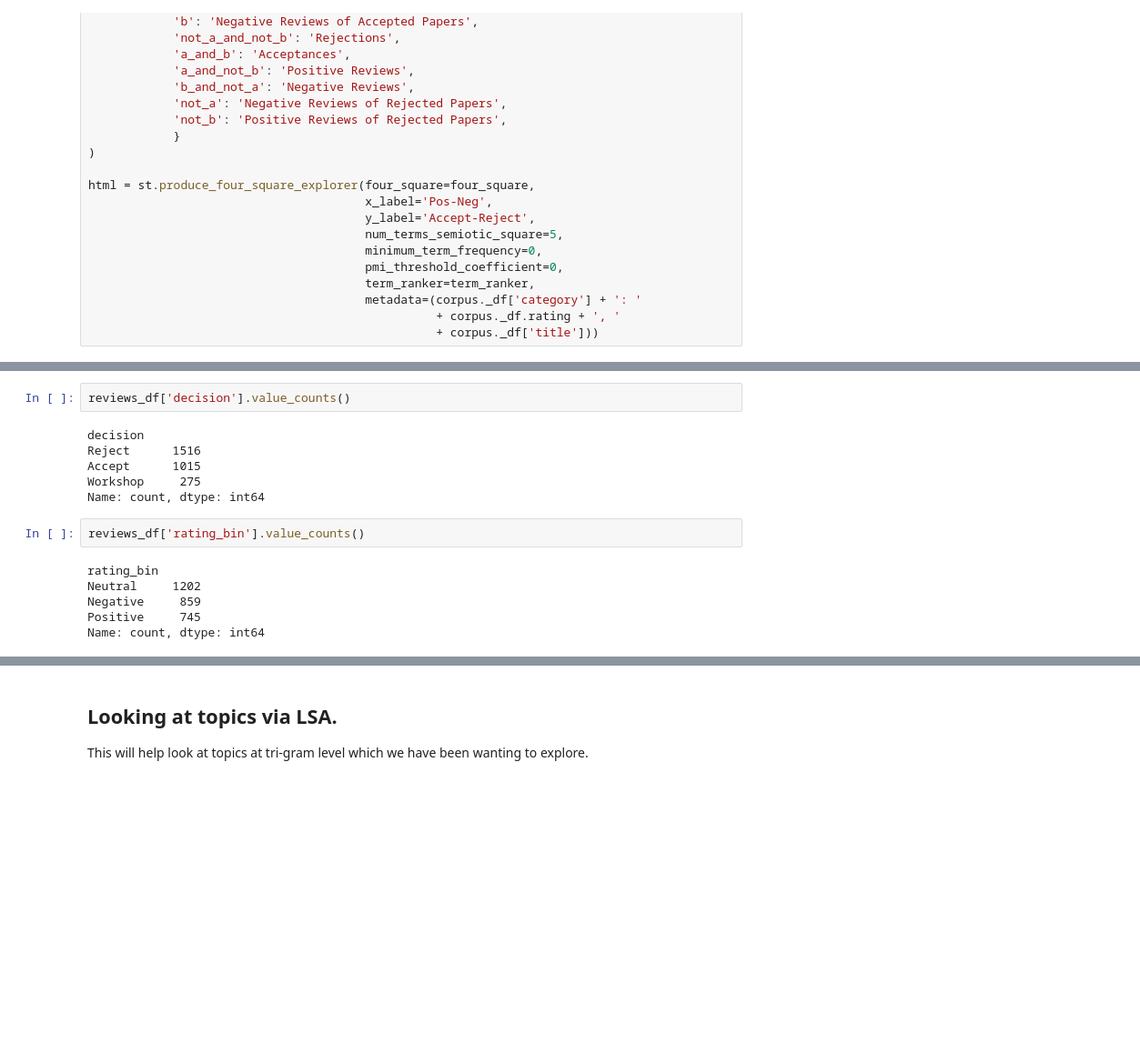
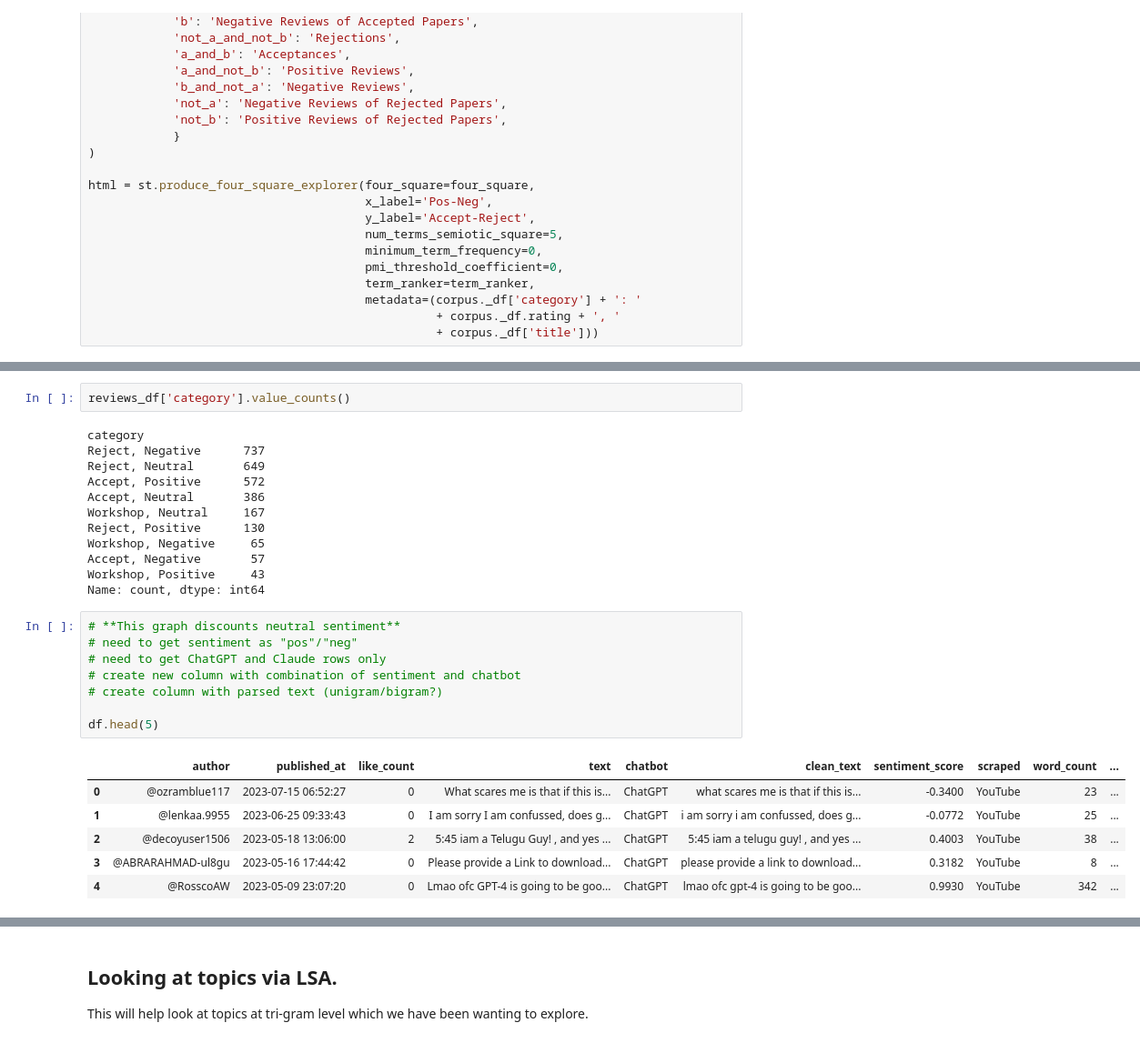
Before and after one commit to mindyng/2023-Business-Projects, a Jupyter notebook: sentiment-analysis-on-llm-chatbots.ipynb, the cells around one changed output, grey strips where cells are left out. Shown at 91% size. Cells and saved outputs as stored; diff of their text form; blank space fills up the shorter version.

Commit message:
Kaggle Notebook | Sentiment Analysis on LLM Chatbots | Version 35

```diff
--- a/sentiment-analysis-on-llm-chatbots.ipynb
+++ b/sentiment-analysis-on-llm-chatbots.ipynb
@@ -1902,18 +1831,31 @@ reviews_df.head(2)
 | 0 | Improving Discriminator-Generator... | ['Simen Selseng and Björn Gambäck'] | Reject | SyBPtQfAZ | 4: The reviewer is confident but ... | 3: Clear rejection | The paper proposes a variety of m... | Reject | Negative | Reject, Negative | ... |
 | 1 | Improving Discriminator-Generator... | ['Simen Selseng and Björn Gambäck'] | Reject | SyBPtQfAZ | 4: The reviewer is confident but ... | 3: Clear rejection | [Overview]\n\nThis paper proposed... | Reject | Negative | Reject, Negative | ... |
 # %%
-reviews_df['decision'].value_counts()
+reviews_df['category'].value_counts()
 # %% [output]
-decision
-Reject      1516
-Accept      1015
-Workshop     275
+category
+Reject, Negative      737
+Reject, Neutral       649
+Accept, Positive      572
+Accept, Neutral       386
+Workshop, Neutral     167
+Reject, Positive      130
+Workshop, Negative     65
+Accept, Negative       57
+Workshop, Positive     43
 Name: count, dtype: int64
-# %%
-reviews_df['rating_bin'].value_counts()
-# %% [output]
-rating_bin
-Neutral     1202
-Negative     859
-Positive     745
-Name: count, dtype: int64
+# %%
+# **This graph discounts neutral sentiment**
+# need to get sentiment as "pos"/"neg"
+# need to get ChatGPT and Claude rows only
+# create new column with combination of sentiment and chatbot
+# create column with parsed text (unigram/bigram?)
+
+df.head(5)
+# %% [output]
+|  | author | published_at | like_count | text | chatbot | clean_text | sentiment_score | scraped | word_count | ... |
+| 0 | @ozramblue117 | 2023-07-15 06:52:27 | 0 | What scares me is that if this is... | ChatGPT | what scares me is that if this is... | -0.3400 | YouTube | 23 | ... |
+| 1 | @lenkaa.9955 | 2023-06-25 09:33:43 | 0 | I am sorry I am confussed, does g... | ChatGPT | i am sorry i am confussed, does g... | -0.0772 | YouTube | 25 | ... |
+| 2 | @decoyuser1506 | 2023-05-18 13:06:00 | 2 | 5:45 iam a Telugu Guy! , and yes ... | ChatGPT | 5:45 iam a telugu guy! , and yes ... | 0.4003 | YouTube | 38 | ... |
+| 3 | @ABRARAHMAD-ul8gu | 2023-05-16 17:44:42 | 0 | Please provide a Link to download... | ChatGPT | please provide a link to download... | 0.3182 | YouTube | 8 | ... |
+| 4 | @RosscoAW | 2023-05-09 23:07:20 | 0 | Lmao ofc GPT-4 is going to be goo... | ChatGPT | lmao ofc gpt-4 is going to be goo... | 0.9930 | YouTube | 342 | ... |
```
Also changed, not shown: parts of 23 cells of this notebook.
